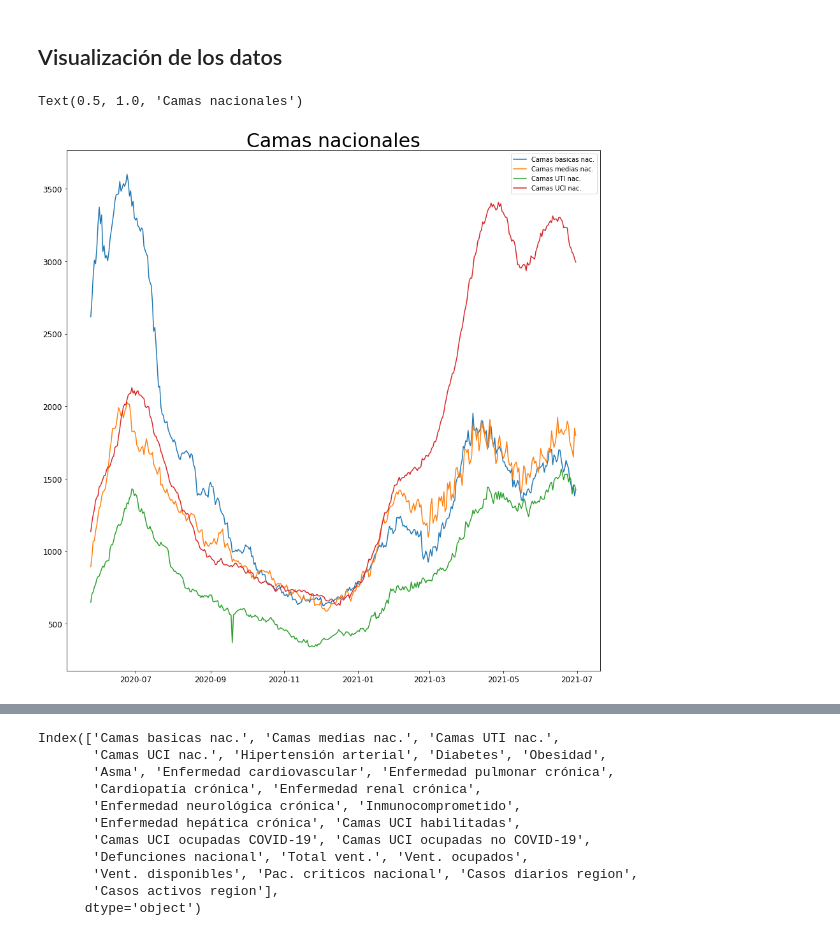
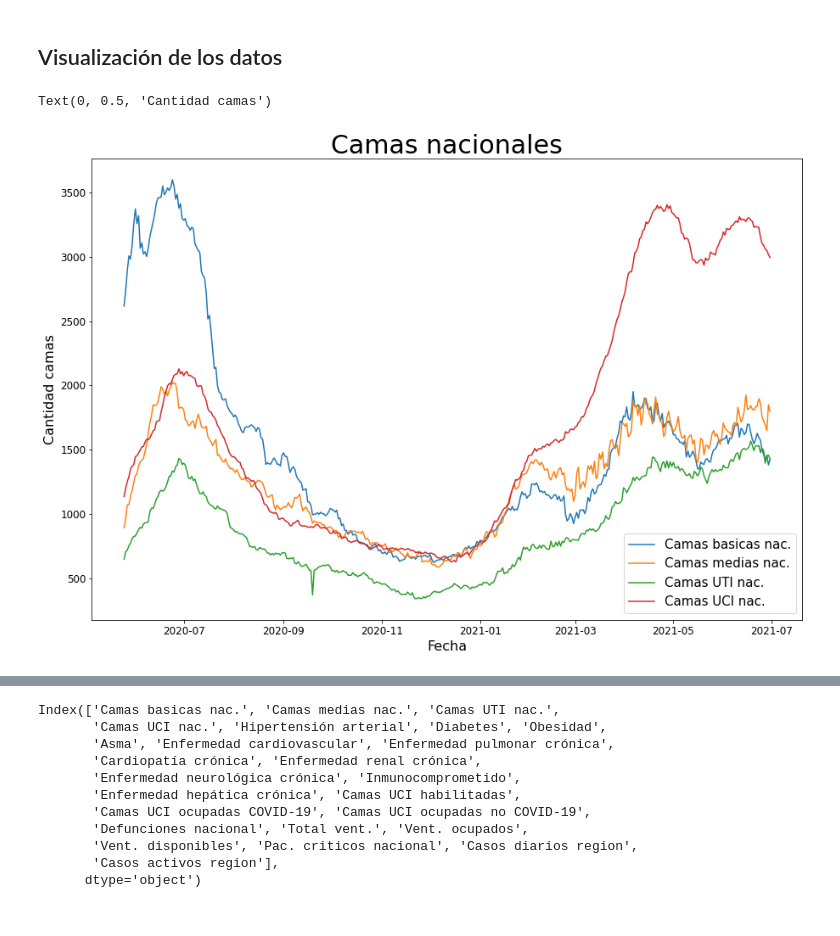
Before and after one commit to ncarf/prediction-uci, a Jupyter notebook: Prediction_UCI.ipynb, the cells around one changed output, grey strips where cells are left out. Drawn from its saved outputs; the diff is of its cells as text; code cells hidden in the pictures.

Commit message:
Avances visualizaciones y arreglo de interpolaciones

```diff
--- a/Prediction_UCI.ipynb
+++ b/Prediction_UCI.ipynb
@@ -244,7 +279,7 @@ data["Camas UCI ocupadas COVID-19"].interpolate(method='spline', order=3, inplac
 data["Camas UCI ocupadas no COVID-19"].interpolate(method='spline', order=3, inplace=True)
 
 #Columnas con >15% casos faltantes
-data["Pac. criticos nacional"].interpolate(method='spline', order=3, inplace=True)
+data["Pac. criticos nacional"].rolling(24, min_periods=1,).median()
 data["Hipertensión arterial"].interpolate(method='spline', order=3, inplace=True)
 data["Diabetes"].interpolate(method='spline', order=3, inplace=True)
 data["Obesidad"].interpolate(method='spline', order=3, inplace=True)
@@ -256,7 +291,7 @@ data["Enfermedad renal crónica"].interpolate(method='spline', order=3, inplace=
 data["Enfermedad neurológica crónica"].interpolate(method='spline', order=3, inplace=True)
 data["Inmunocomprometido"].interpolate(method='spline', order=3, inplace=True)
 data["Enfermedad hepática crónica"].interpolate(method='spline', order=3, inplace=True)
-data["Defunciones nacional"].interpolate(method='spline', order=3, inplace=True)
+data["Defunciones nacional"].rolling(24, min_periods=1,).median()
 data["Casos activos region"].interpolate(method='spline', order=3, inplace=True)
 
 #data["Pac. criticos nacional"].interpolate(method='time', inplace=True)
@@ -334,15 +369,17 @@ data = data.loc['2020-05-25':]
 %matplotlib inline
 import matplotlib.pyplot as plt
 #plt.rcParams['figure.dpi'] = 100
-plt.rcParams['figure.figsize'] = [15, 15]
+plt.rcParams['figure.figsize'] = [15, 10]
 # %%
 fig, ax1 = plt.subplots(1, 1)
 ax1.plot(data.iloc[:,[0,1,2,3]])
 ax1.legend(('Camas basicas nac.', 'Camas medias nac.', 'Camas UTI nac.',
-       'Camas UCI nac.'))
+       'Camas UCI nac.'), fontsize=15 , loc=4)
 plt.title("Camas nacionales", fontsize=30)
+plt.xlabel("Fecha", fontsize=16)
+plt.ylabel("Cantidad camas", fontsize=16)
 # %% [output]
-Text(0.5, 1.0, 'Camas nacionales')
+Text(0, 0.5, 'Cantidad camas')
-[figure, old version]
+[figure, new version]
 # %%
 fig, ax2 = plt.subplots(1, 1)
```
Also changed, not shown: parts of 207 cells of this notebook.
